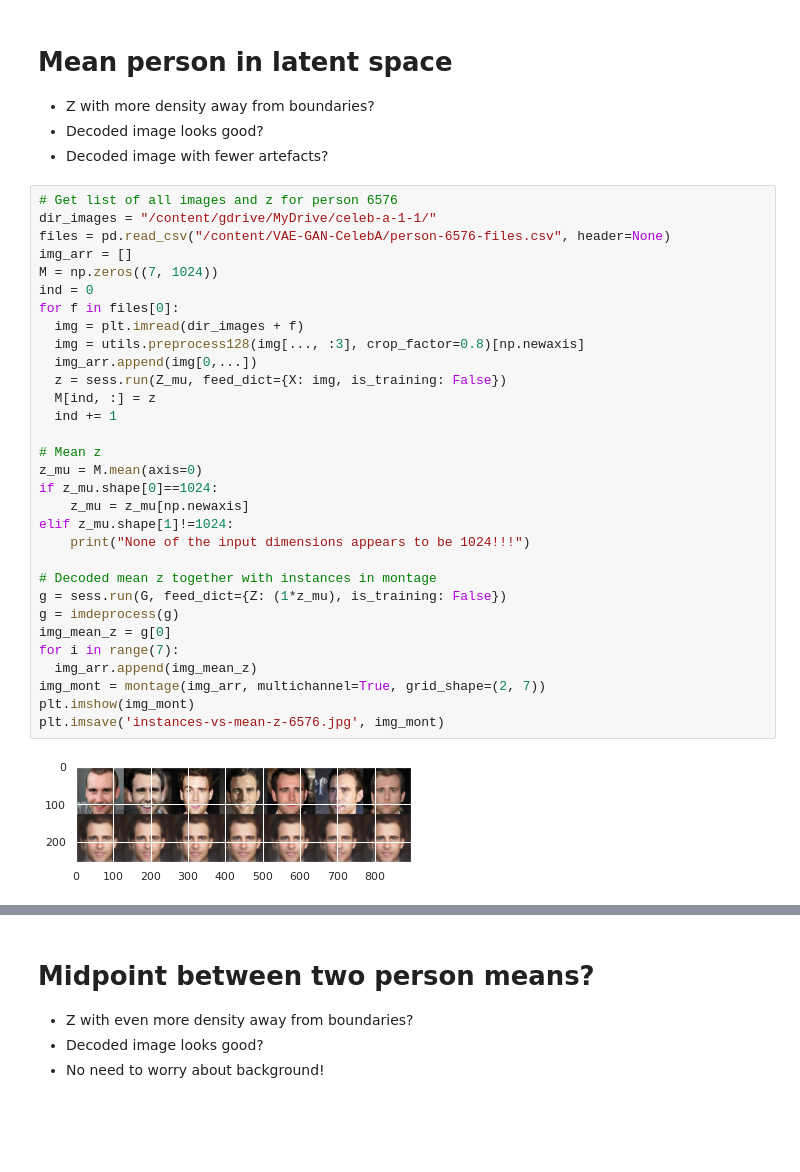
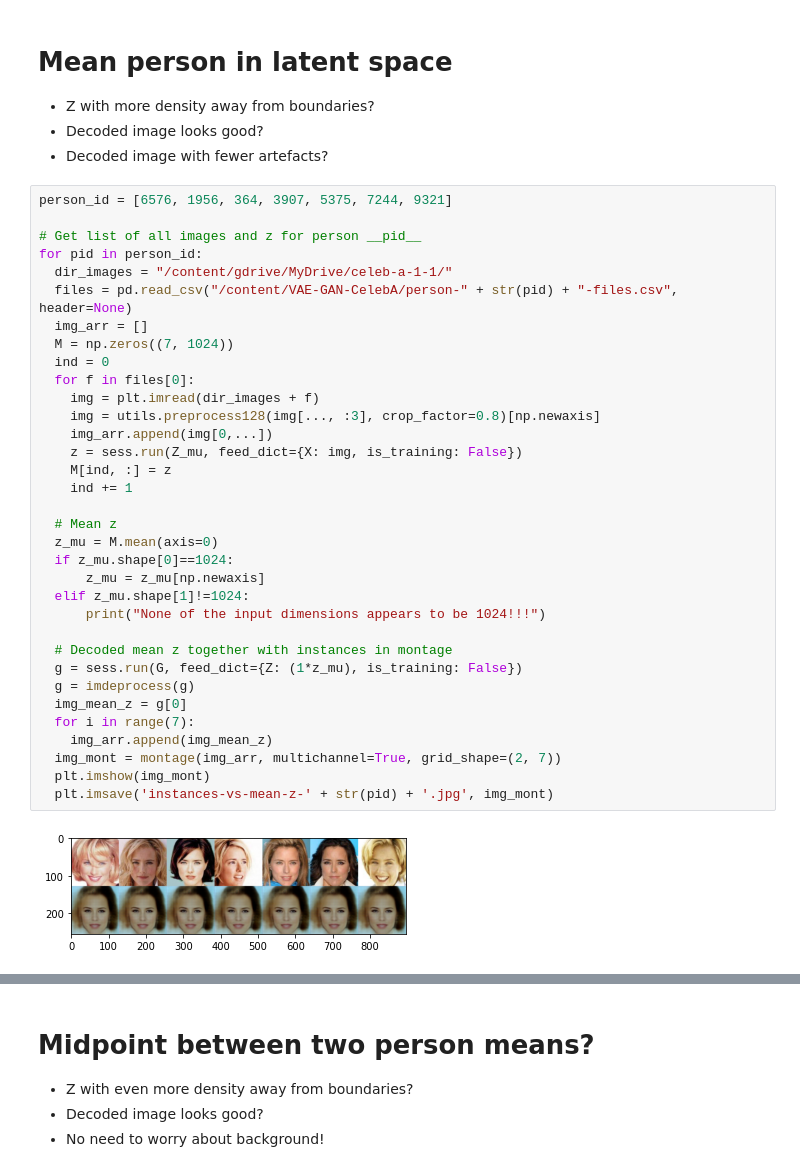
Before and after one commit to SourCherries/VAE-GAN-CelebA, a Jupyter notebook: explore_1.ipynb, the cells around one changed output, grey strips where cells are left out. Drawn from its saved outputs; the diff is of its cells as text; blank space fills up the shorter version.

```diff
--- a/explore_1.ipynb
+++ b/explore_1.ipynb
@@ -565,38 +562,41 @@ plt.hist(z.squeeze())
 * Decoded image looks good?
 * Decoded image with fewer artefacts?
 # %%
-# Get list of all images and z for person 6576
-dir_images = "/content/gdrive/MyDrive/celeb-a-1-1/"
-files = pd.read_csv("/content/VAE-GAN-CelebA/person-6576-files.csv", header=None)
-img_arr = []
-M = np.zeros((7, 1024))
-ind = 0
-for f in files[0]:
-  img = plt.imread(dir_images + f)
-  img = utils.preprocess128(img[..., :3], crop_factor=0.8)[np.newaxis]
-  img_arr.append(img[0,...])
-  z = sess.run(Z_mu, feed_dict={X: img, is_training: False})
-  M[ind, :] = z
-  ind += 1
+person_id = [6576, 1956, 364, 3907, 5375, 7244, 9321]
 
-# Mean z
-z_mu = M.mean(axis=0)
-if z_mu.shape[0]==1024:
-    z_mu = z_mu[np.newaxis]
-elif z_mu.shape[1]!=1024:
-    print("None of the input dimensions appears to be 1024!!!")
+# Get list of all images and z for person __pid__
+for pid in person_id:
+  dir_images = "/content/gdrive/MyDrive/celeb-a-1-1/"
+  files = pd.read_csv("/content/VAE-GAN-CelebA/person-" + str(pid) + "-files.csv", header=None)
+  img_arr = []
+  M = np.zeros((7, 1024))
+  ind = 0
+  for f in files[0]:
+    img = plt.imread(dir_images + f)
+    img = utils.preprocess128(img[..., :3], crop_factor=0.8)[np.newaxis]
+    img_arr.append(img[0,...])
+    z = sess.run(Z_mu, feed_dict={X: img, is_training: False})
+    M[ind, :] = z
+    ind += 1
 
-# Decoded mean z together with instances in montage
-g = sess.run(G, feed_dict={Z: (1*z_mu), is_training: False})
-g = imdeprocess(g)
-img_mean_z = g[0]
-for i in range(7):
-  img_arr.append(img_mean_z)
-img_mont = montage(img_arr, multichannel=True, grid_shape=(2, 7))
-plt.imshow(img_mont)
-plt.imsave('instances-vs-mean-z-6576.jpg', img_mont)
+  # Mean z
+  z_mu = M.mean(axis=0)
+  if z_mu.shape[0]==1024:
+      z_mu = z_mu[np.newaxis]
+  elif z_mu.shape[1]!=1024:
+      print("None of the input dimensions appears to be 1024!!!")
+
+  # Decoded mean z together with instances in montage
+  g = sess.run(G, feed_dict={Z: (1*z_mu), is_training: False})
+  g = imdeprocess(g)
+  img_mean_z = g[0]
+  for i in range(7):
+    img_arr.append(img_mean_z)
+  img_mont = montage(img_arr, multichannel=True, grid_shape=(2, 7))
+  plt.imshow(img_mont)
+  plt.imsave('instances-vs-mean-z-' + str(pid) + '.jpg', img_mont)
 # %% [output]
-[figure, old version]
+[figure, new version]
 # %%
 # Distribution of mean z compared with z of instances
 
```
Also changed, not shown: parts of 7 cells of this notebook.
